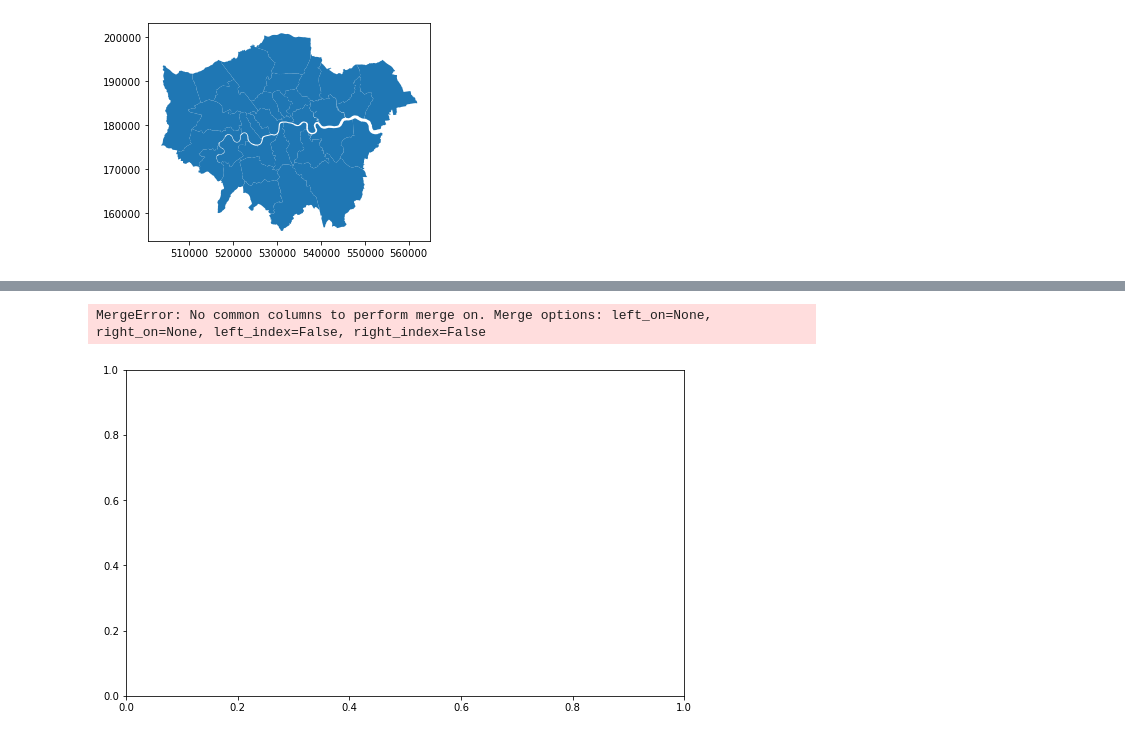
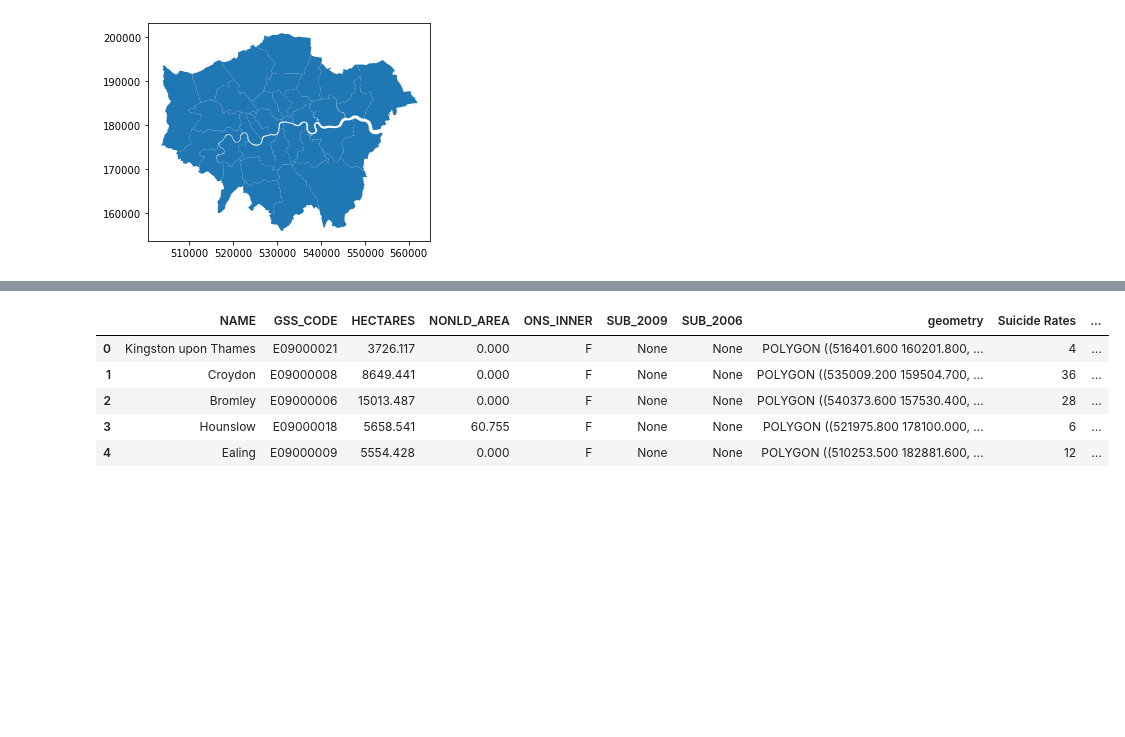
Before and after one commit to alyssageorgee/alyssageorge.github.io, a Jupyter notebook: choropleth map.ipynb, the cells around one changed output, grey strips where cells are left out. Drawn from its saved outputs; the diff is of its cells as text; code cells hidden in the pictures; blank space fills up the shorter version.

```diff
--- a/choropleth map.ipynb
+++ b/choropleth map.ipynb
@@ -44,10 +24,10 @@ display(map_df)
 # %%
 df_merged = pd.merge(map_df,df)
+df_merged.head()
 # %% [output]
-MergeError: No common columns to perform merge on. Merge options: left_on=None, right_on=None, left_index=False, right_index=False
+|  | NAME | GSS_CODE | HECTARES | NONLD_AREA | ONS_INNER | SUB_2009 | SUB_2006 | geometry | Suicide Rates | ... |
+| 0 | Kingston upon Thames | E09000021 | 3726.117 | 0.000 | F | None | None | POLYGON ((516401.600 160201.800, ... | 4 | ... |
+| 1 | Croydon | E09000008 | 8649.441 | 0.000 | F | None | None | POLYGON ((535009.200 159504.700, ... | 36 | ... |
+| 2 | Bromley | E09000006 | 15013.487 | 0.000 | F | None | None | POLYGON ((540373.600 157530.400, ... | 28 | ... |
+| 3 | Hounslow | E09000018 | 5658.541 | 60.755 | F | None | None | POLYGON ((521975.800 178100.000, ... | 6 | ... |
+| 4 | Ealing | E09000009 | 5554.428 | 0.000 | F | None | None | POLYGON ((510253.500 182881.600, ... | 12 | ... |
-# %%
-variable = 'Suicide Rates'
-vmin, vmax = 2, 36
-fig, ax = plt.subplots(1, figsize=(10, 6))
-# %% [output]
-[figure, removed]
```
Also changed, not shown: parts of 5 cells of this notebook.
